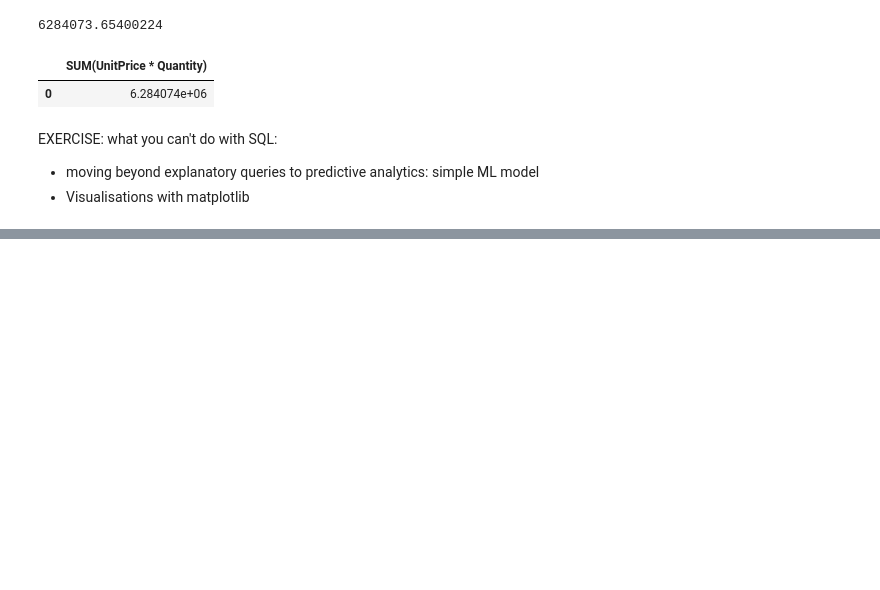
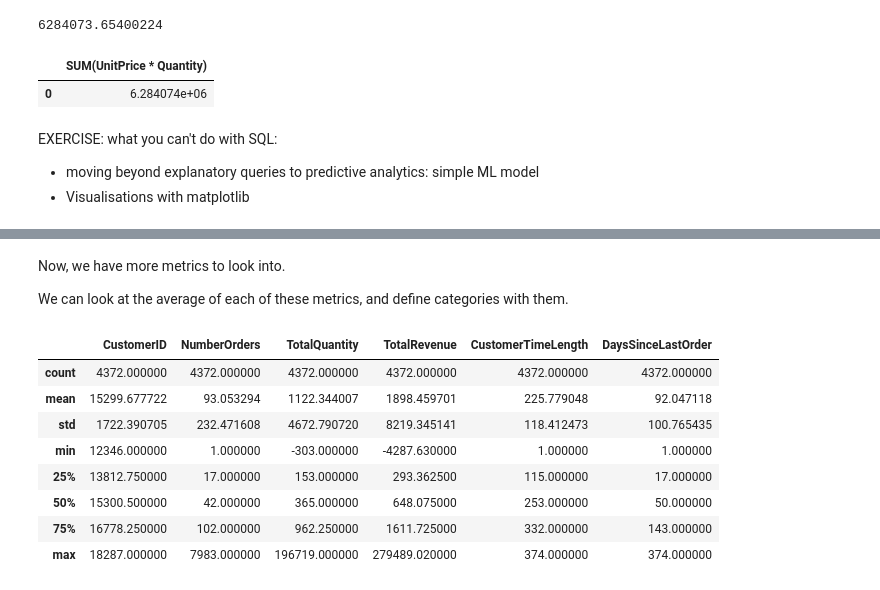
Before and after one commit to rachelkberryman/From_SQL_to_Python, a Jupyter notebook: From SQL to Python - Practice for Making the Switch.ipynb, the cells around one changed output, grey strips where cells are left out. Saved outputs shown, nothing was run; the diff lists cells and outputs as text; code cells hidden in the pictures; blank space fills up the shorter version.

```diff
--- a/From SQL to Python - Practice for Making the Switch.ipynb
+++ b/From SQL to Python - Practice for Making the Switch.ipynb
@@ -195,0 +188,2 @@ EXERCISE: what you can't do with SQL:
+# %%
+data['Revenue'] = data['UnitPrice'] * data['Quantity']
@@ -195,0 +219,27 @@ EXERCISE: what you can't do with SQL:
+# %%
+def calculate_customer_loyalty_metris(customer_df, df):
+    # Step 1: create df with groupby for both the min and max invoice dates.
+    first_order = df.groupby(by='CustomerID', as_index=False)['InvoiceDate'].min()
+    first_order.columns = ['CustomerID', 'FirstOrder']
+
+    last_order = df.groupby(by='CustomerID', as_index=False)['InvoiceDate'].max()
+    last_order.columns = ['CustomerID', 'LastOrder']
+
+    # Using a merge to combine the 2. This is just like a join in SQL.
+    customer_metrics = first_order.merge(last_order, how='inner', right_on='CustomerID', left_on='CustomerID')
+
+    # Adding column to use when calculating
+    customer_metrics['Current'] = pd.to_datetime((df['InvoiceDate']).max())
+    customer_metrics['CustomerTimeLength'] = 1 + (customer_metrics['Current']
+                                                  - customer_metrics['FirstOrder']).astype('timedelta64[D]')
+
+    customer_metrics['DaysSinceLastOrder'] = 1 + (customer_metrics['Current'] -
+                                                 customer_metrics['LastOrder']).astype('timedelta64[D]')
+
+    # dropping column we only used in calculating
+    customer_metrics.drop(['Current', 'FirstOrder', 'LastOrder'], axis=1, inplace=True)
+
+    # joining the table with the customer_df table
+    customer_df = customer_df.merge(customer_metrics, how='inner', right_on='CustomerID', left_on='CustomerID')
+
+    return customer_df
@@ -195,0 +260,16 @@ EXERCISE: what you can't do with SQL:
+# %% [markdown]
+Now, we have more metrics to look into.
+
+We can look at the average of each of these metrics, and define categories with them.
+# %%
+customer_df.describe()
+# %% [output]
+|  | CustomerID | NumberOrders | TotalQuantity | TotalRevenue | CustomerTimeLength | DaysSinceLastOrder |
+| count | 4372.000000 | 4372.000000 | 4372.000000 | 4372.000000 | 4372.000000 | 4372.000000 |
+| mean | 15299.677722 | 93.053294 | 1122.344007 | 1898.459701 | 225.779048 | 92.047118 |
+| std | 1722.390705 | 232.471608 | 4672.790720 | 8219.345141 | 118.412473 | 100.765435 |
+| min | 12346.000000 | 1.000000 | -303.000000 | -4287.630000 | 1.000000 | 1.000000 |
+| 25% | 13812.750000 | 17.000000 | 153.000000 | 293.362500 | 115.000000 | 17.000000 |
+| 50% | 15300.500000 | 42.000000 | 365.000000 | 648.075000 | 253.000000 | 50.000000 |
+| 75% | 16778.250000 | 102.000000 | 962.250000 | 1611.725000 | 332.000000 | 143.000000 |
+| max | 18287.000000 | 7983.000000 | 196719.000000 | 279489.020000 | 374.000000 | 374.000000 |
```
Also changed, not shown: parts of 18 cells of this notebook.
